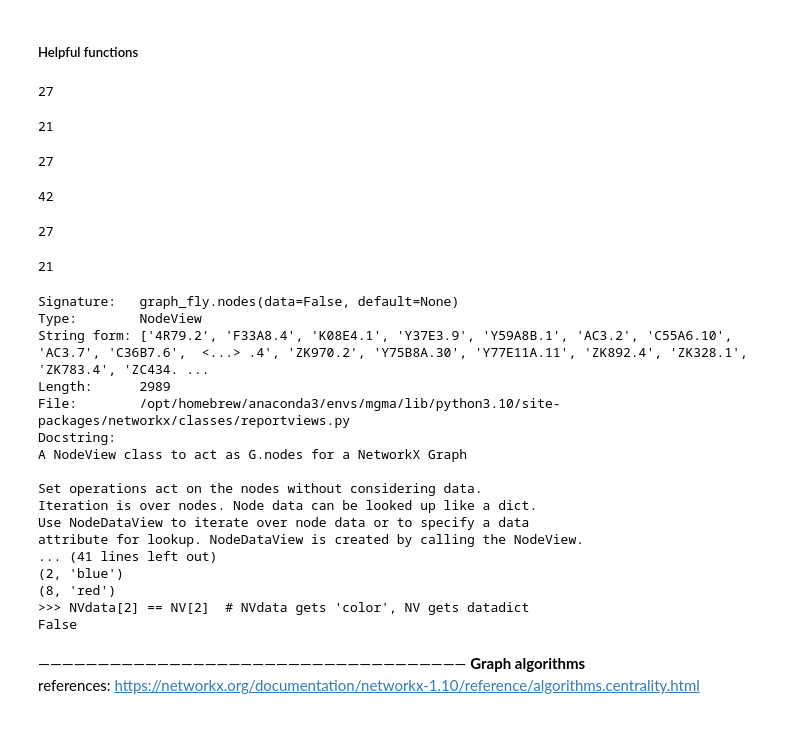
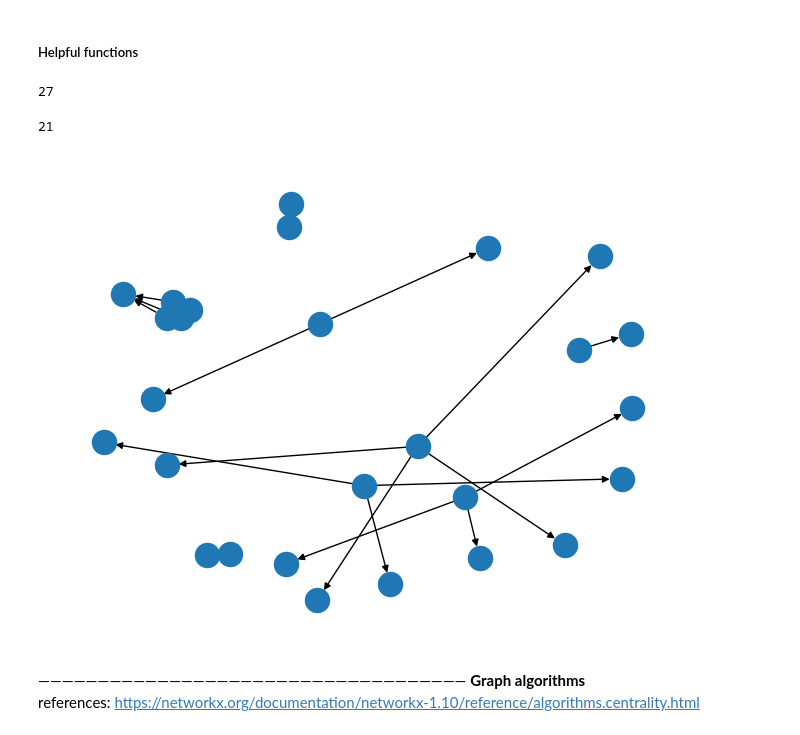
Before and after one commit to mohammadzainabbas/MGMA-Lab, a Jupyter notebook: src/lab1/src/notebooks/centrality_comparison.ipynb, the cells around one changed output. Saved outputs shown, nothing was run; the diff lists cells and outputs as text; code cells hidden in the pictures.

```diff
--- a/src/lab1/src/notebooks/centrality_comparison.ipynb
+++ b/src/lab1/src/notebooks/centrality_comparison.ipynb
@@ -28,44 +27,14 @@ graph_fly = nx.read_edgelist(join(data_dir, "DM-HT_small.txt"), nodetype=str, da
-# %%
-graph_fly.number_of_nodes()
-graph_fly.number_of_edges()
-# %% [output]
-27
-21
 # %%
-di_graph = graph_fly.to_directed()
+di_graph = undirected_to_directed(graph_fly)
 di_graph.number_of_nodes()
 di_graph.number_of_edges()
 # %% [output]
 27
-42
+21
-# %%
-di_graph1 = nx.DiGraph()
-di_graph1.add_edges_from(graph_fly.edges())
-di_graph1.number_of_nodes()
-di_graph1.number_of_edges()
-# %% [output]
-27
-21
 # %%
-graph_fly.nodes?
+nx.draw(di_graph)
 # %% [output]
-Signature:   graph_fly.nodes(data=False, default=None)
-Type:        NodeView
-String form: ['4R79.2', 'F33A8.4', 'K08E4.1', 'Y37E3.9', 'Y59A8B.1', 'AC3.2', 'C55A6.10', 'AC3.7', 'C36B7.6',  <...> .4', 'ZK970.2', 'Y75B8A.30', 'Y77E11A.11', 'ZK892.4', 'ZK328.1', 'ZK783.4', 'ZC434. ...
-Length:      2989
-File:        /opt/homebrew/anaconda3/envs/mgma/lib/python3.10/site-packages/networkx/classes/reportviews.py
-Docstring:
-A NodeView class to act as G.nodes for a NetworkX Graph
-
-Set operations act on the nodes without considering data.
-Iteration is over nodes. Node data can be looked up like a dict.
-Use NodeDataView to iterate over node data or to specify a data
-attribute for lookup. NodeDataView is created by calling the NodeView.
-... (41 lines left out)
-(2, 'blue')
-(8, 'red')
->>> NVdata[2] == NV[2]  # NVdata gets 'color', NV gets datadict
-False
+[figure, added]
 # %%
 # pos=nx.planar_layout(graph_fly)
 nx.draw(graph_fly)
```
Also changed, not shown: parts of 1 cell of this notebook.
